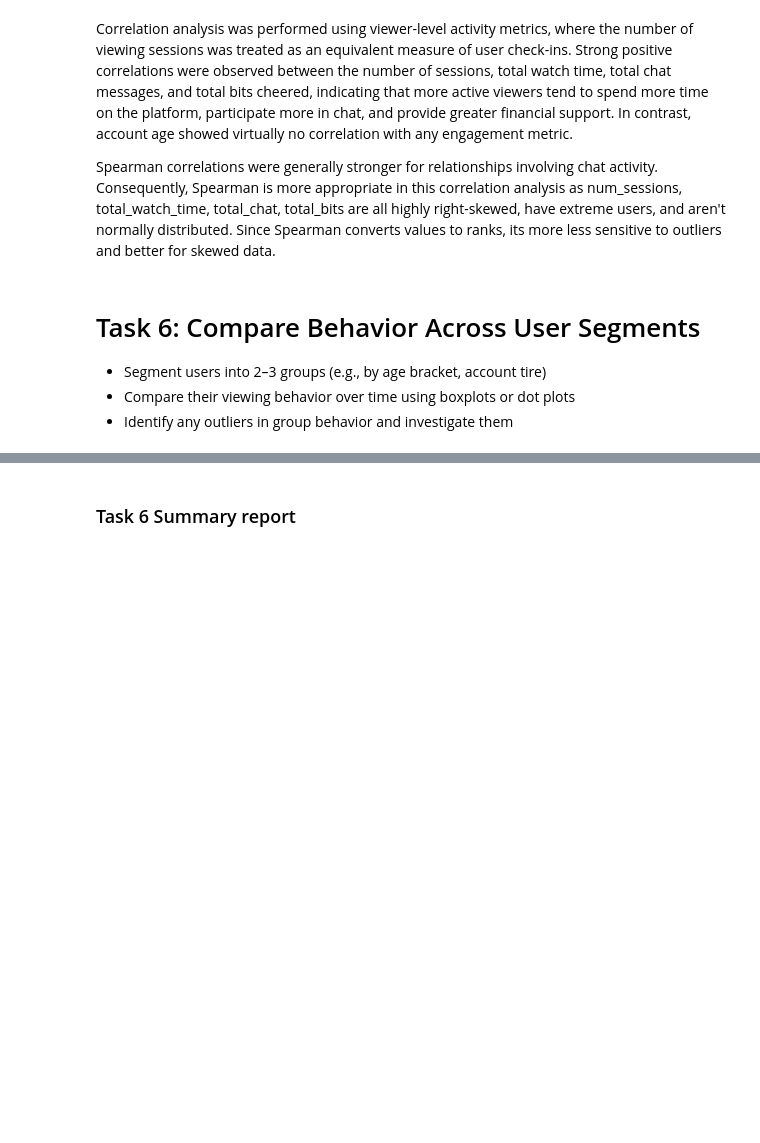
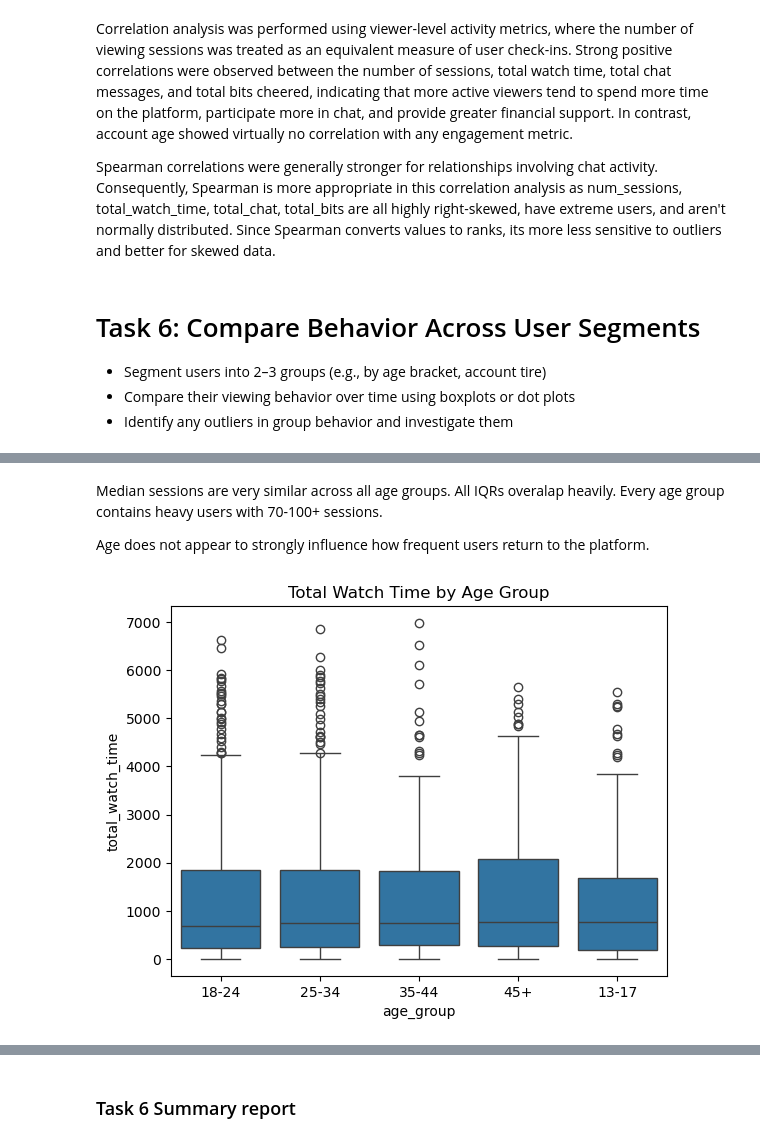
Before and after one commit to kylezhao101/IAT461-Assignment01, a Jupyter notebook: IAT461-Assignment01-Scaffold.ipynb, the cells around one changed output, grey strips where cells are left out. Saved outputs shown, nothing was run; the diff lists cells and outputs as text; code cells hidden in the pictures; blank space fills up the shorter version.

```diff
--- a/IAT461-Assignment01-Scaffold.ipynb
+++ b/IAT461-Assignment01-Scaffold.ipynb
@@ -1260,0 +1290,15 @@ Spearman correlations were generally stronger for relationships involving chat a
+# %% [markdown]
+Median sessions are very similar across all age groups. All IQRs overalap heavily. Every age group contains heavy users with 70-100+ sessions.
+
+Age does not appear to strongly influence how frequent users return to the platform.
+# %%
+sns.boxplot(
+    data=viewer_behavior,
+    x="age_group",
+    y="total_watch_time"
+)
+
+plt.title("Total Watch Time by Age Group")
+plt.show()
+# %% [output]
+[figure, added]
```
Also changed, not shown: parts of 40 cells of this notebook.
